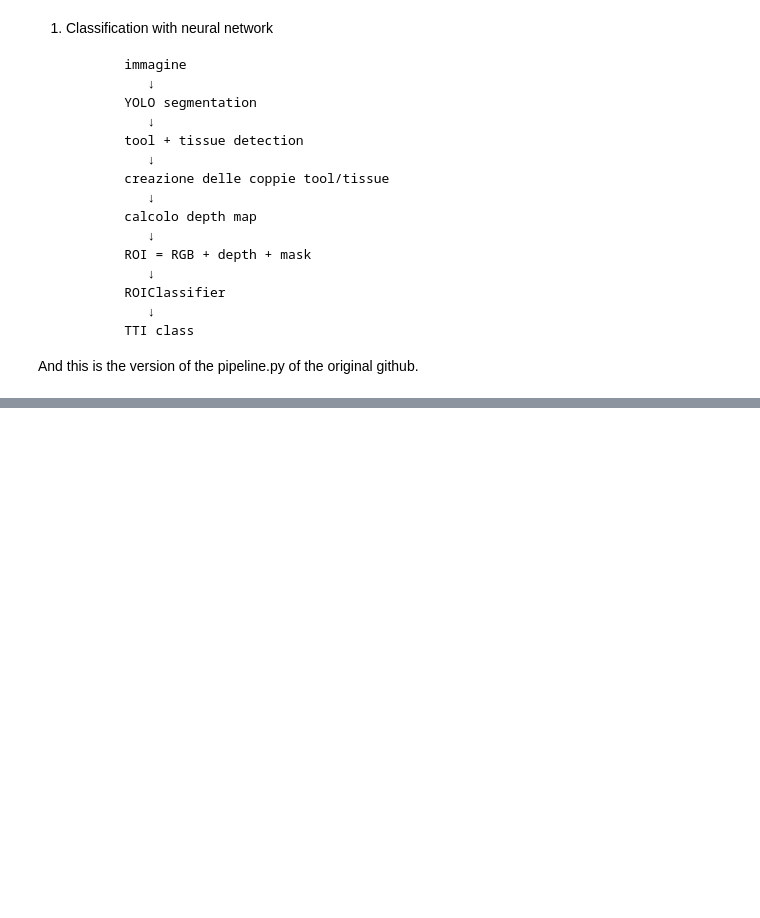
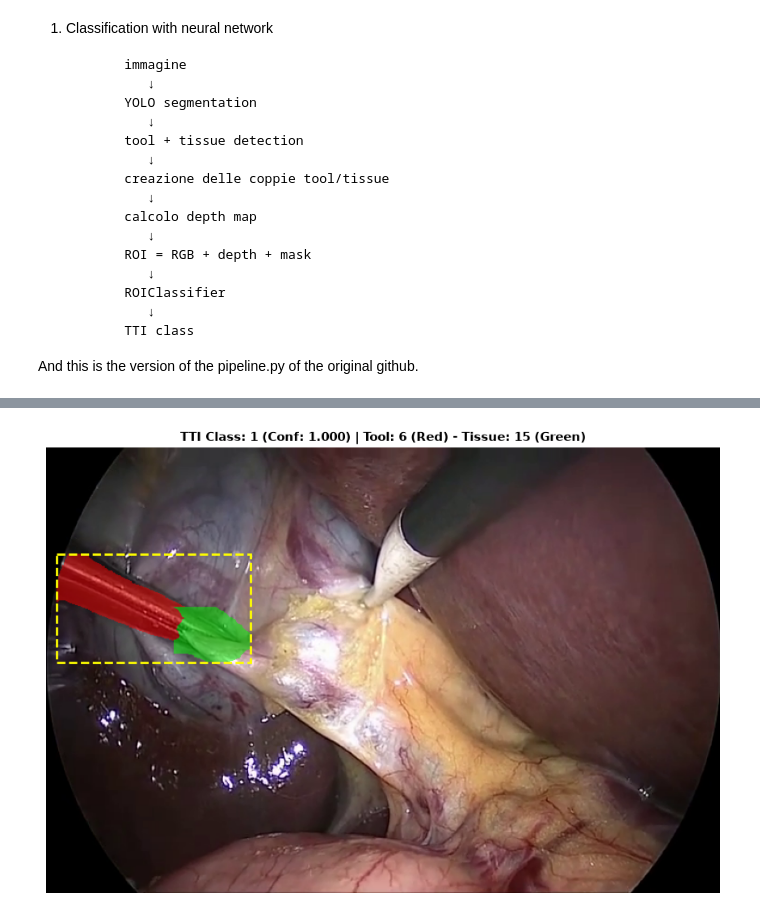
Before and after one commit to fdeangelis/MR_project, a Jupyter notebook: Baseline+Yolo11.ipynb, the cells around one changed output, grey strips where cells are left out. Cells and saved outputs as stored; diff of their text form; code cells hidden in the pictures; blank space fills up the shorter version.

Commit message:
Update baseline notebooks and pipeline (exclude heavy weights)

```diff
--- a/Baseline+Yolo11.ipynb
+++ b/Baseline+Yolo11.ipynb
@@ -350,13 +340,19 @@ def show_mask_overlay_from_binary_mask(image_bgr, binary_mask, alpha=0.5, mask_c
 # %% [markdown]
 ### Model loading
 # %%
-model = load_yolo_model('outputs/yolo11/Yolo11.pt')
-pipe = pipeline(task="depth-estimation", model="depth-anything/Depth-Anything-V2-Small-hf")
+model = load_yolo_model('comparison/01_initial_comparison/Yolo11.pt')
+
+pipe = pipeline(
+    task="depth-estimation",
+    model="depth-anything/Depth-Anything-V2-Small-hf",
+    device=0 if torch.cuda.is_available() else -1
+)
+
 device = torch.device("cuda:0" if torch.cuda.is_available() else "cpu")
 # %% [markdown]
 ### Image directory
 # %%
-image = '' # Insert the image path you want to try the pipeline on. It should be a path to an image file.
+image = 'yolo_dataset/images/test/cholec80video42002_frame000124.png'
 # %% [markdown]
 1. Classification with neural network
 
@@ -389,35 +430,63 @@ tti_class.to(device)
 # %%
-detection , tti_predictions  = end_to_end_pipeline(image,model,pipe,tti_class,device)
+detection, tti_predictions = end_to_end_pipeline(image, model, pipe, tti_class, device)
 
-print()
-
-# print(tti_predictions)
-
-image_full = cv2.imread(image, cv2.IMREAD_COLOR)
+print("TTI predictions:", tti_predictions)
 
 
+def visualize_pair(image_bgr, pair_pred, alpha=0.5):
+    image_rgb = cv2.cvtColor(image_bgr, cv2.COLOR_BGR2RGB).astype(np.float32) / 255.0
+
+    tool_mask = pair_pred['tool']['mask'].astype(bool)
+    tissue_mask = pair_pred['tissue']['mask'].astype(bool)
+
+    overlay = image_rgb.copy()
+    # Sovrapposizione Tool in Rosso
+    overlay[tool_mask] = (1 - alpha) * image_rgb[tool_mask] + alpha * np.array([1.0, 0.0, 0.0])
+    # Sovrapposizione Tissue in Verde
+    overlay[tissue_mask] = (1 - alpha) * image_rgb[tissue_mask] + alpha * np.array([0.0, 1.0, 0.0])
+
+    # Calcolo coordinate bounding box ROI
+    combined = (pair_pred['tool']['mask'] + pair_pred['tissue']['mask']).clip(0, 1).astype(np.uint8)
+    x, y, w, h = cv2.boundingRect(combined)
+
+    fig, ax = plt.subplots(figsize=(9, 6))
+    ax.imshow(overlay)
+
+    # Bounding box giallo tratteggiato che evidenzia la ROI inviata al ViT
+    rect = plt.Rectangle((x, y), w, h, fill=False, edgecolor='yellow', linewidth=2, linestyle='--')
+    ax.add_patch(rect)
+
+    t_class = pair_pred['tool']['class']
+    tis_class = pair_pred['tissue']['class']
+    tti_c = pair_pred['tti_class']
+    tti_s = pair_pred['tti_score']
+
+    ax.set_title(f"TTI Class: {tti_c} (Conf: {tti_s:.3f}) | Tool: {t_class} (Red) - Tissue: {tis_class} (Green)", fontsize=11, weight='bold')
+    ax.axis('off')
+    plt.tight_layout()
+    plt.show()
+
+
+# Esegui la visualizzazione
+image_full = cv2.imread(image, cv2.IMREAD_COLOR)
 H_full, W_full = image_full.shape[:2]
 
-for i in range(len(tti_predictions)):
-    tool_mask_full   = tti_predictions[i]['tool']['mask']
-    tissue_mask_full = tti_predictions[i]['tissue']['mask']
+print(f"--- Totale coppie analizzate: {len(tti_predictions)} ---")
 
-    # print("TOOL: " , tti_predictions[i]['tool']['class'])
-    # print("TISSUE: " , tti_predictions[i]['tissue']['class'])
-    print("TTI: " , tti_predictions[i]['tti_class'])
+for idx, pred in enumerate(tti_predictions):
+    pred_resized = {
+        'tool': {
+            'class': pred['tool']['class'],
+            'mask': cv2.resize(pred['tool']['mask'].astype(np.uint8), (W_full, H_full), interpolation=cv2.INTER_NEAREST)
+        },
+        'tissue': {
+            'class': pred['tissue']['class'],
+            'mask': cv2.resize(pred['tissue']['mask'].astype(np.uint8), (W_full, H_full), interpolation=cv2.INTER_NEAREST)
+        },
+        'tti_class': pred['tti_class'],
+        'tti_score': pred['tti_score']
+    }
 
-    tool_mask_resized = cv2.resize(
-        tool_mask_full.astype(np.uint8),
-        (W_full, H_full),
-        interpolation=cv2.INTER_NEAREST
-    )
-    tissue_mask_resized = cv2.resize(
-        tissue_mask_full.astype(np.uint8),
-        (W_full, H_full),
-        interpolation=cv2.INTER_NEAREST
-    )
-
-
-    show_mask_overlay_from_binary_mask(image_full, tool_mask_resized, mask_color=(1.0, 0.0, 0.0))
-
-    show_mask_overlay_from_binary_mask(image_full, tissue_mask_resized, mask_color=(0.0, 1.0, 0.0))
+    print(f"\n[Coppia {idx+1}/{len(tti_predictions)}]")
+    visualize_pair(image_full, pred_resized)
+# %% [output]
@@ -423,0 +510 @@ for i in range(len(tti_predictions)):
+[figure, added]
```
Also changed, not shown: parts of 7 cells of this notebook, 2 other files.
